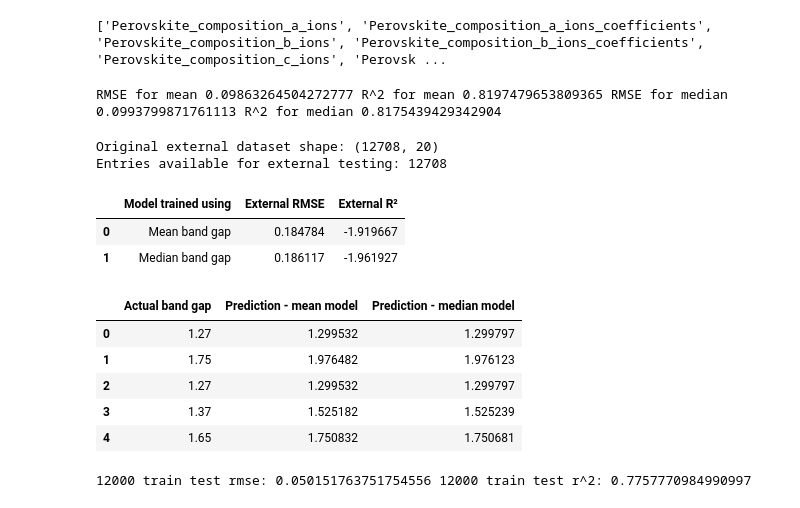
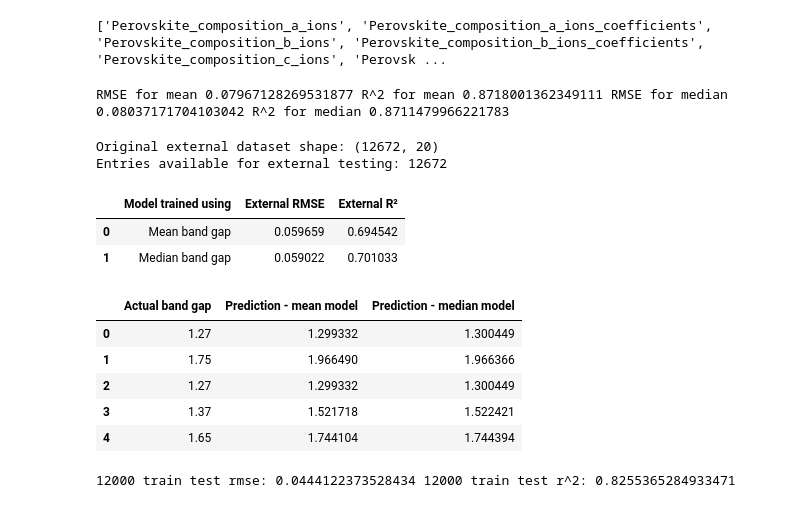
Before and after one commit to drcgreenland/PerovskiteMLproject_2627, a Jupyter notebook: Linear_Regression1-Arun.ipynb, the cells around one changed output. Drawn from its saved outputs; the diff is of its cells as text; code cells hidden in the pictures.

```diff
--- a/Linear_Regression1-Arun.ipynb
+++ b/Linear_Regression1-Arun.ipynb
@@ -15,7 +15,7 @@ import pandas as pd
 
 import matplotlib.pyplot as plt
 # %%
-dataset = pd.read_csv("data/Aggregated_Configurations.csv")
+dataset = pd.read_csv("data/Hussain_Replication/Aggregated_Configurations.csv")
 
 
 
@@ -254,14 +254,14 @@ r2_median = r2_score(ymedian_test, ymedian_pred)
 
 print("RMSE for mean", rmse_mean, "R^2 for mean", r2_mean, "RMSE for median", rmse_median, "R^2 for median", r2_median)
 # %% [output]
-RMSE for mean 0.09863264504272777 R^2 for mean 0.8197479653809365 RMSE for median 0.0993799871761113 R^2 for median 0.8175439429342904
+RMSE for mean 0.07967128269531877 R^2 for mean 0.8718001362349111 RMSE for median 0.08037171704103042 R^2 for median 0.8711479966221783
 # %%
 #12000 datatset test
 
 
 
 dataset_12000 = pd.read_csv(
-    "data/Filtered_Experimental_Records.csv"
+    "data/Hussain_Replication/Filtered_Experimental_Records.csv"
 )
 
 print("Original external dataset shape:", dataset_12000.shape)
@@ -490,42 +490,42 @@ external_results = pd.DataFrame({
 
     "External RMSE": [
         rmse_12000_mean,
         rmse_12000_median
     ],
 
     "External R²": [
         r2_12000_mean,
         r2_12000_median
     ]
 })
 
 
 display(external_results)
 
 
 
 
 prediction_comparison = pd.DataFrame({
     "Actual band gap": y_12000.to_numpy(),
     "Prediction - mean model": pred_12000_mean,
     "Prediction - median model": pred_12000_median
 })
 
 display(
     prediction_comparison.head()
 )
 # %% [output]
-Original external dataset shape: (12708, 20)
-Entries available for external testing: 12708
+Original external dataset shape: (12672, 20)
+Entries available for external testing: 12672
 |  | Model trained using | External RMSE | External R² |
-| 0 | Mean band gap | 0.184784 | -1.919667 |
-| 1 | Median band gap | 0.186117 | -1.961927 |
+| 0 | Mean band gap | 0.059659 | 0.694542 |
+| 1 | Median band gap | 0.059022 | 0.701033 |
 |  | Actual band gap | Prediction - mean model | Prediction - median model |
-| 0 | 1.27 | 1.299532 | 1.299797 |
-| 1 | 1.75 | 1.976482 | 1.976123 |
-| 2 | 1.27 | 1.299532 | 1.299797 |
-| 3 | 1.37 | 1.525182 | 1.525239 |
-| 4 | 1.65 | 1.750832 | 1.750681 |
+| 0 | 1.27 | 1.299332 | 1.300449 |
+| 1 | 1.75 | 1.966490 | 1.966366 |
+| 2 | 1.27 | 1.299332 | 1.300449 |
+| 3 | 1.37 | 1.521718 | 1.522421 |
+| 4 | 1.65 | 1.744104 | 1.744394 |
 # %%
 #train and test on 12000
 
@@ -546,7 +546,7 @@ r2_tt12000 = r2_score(y_tt12000_test, y_tt12000_pred)
 
 print("12000 train test rmse:", rmse_tt12000, "12000 train test r^2:", r2_tt12000)
 # %% [output]
-12000 train test rmse: 0.050151763751754556 12000 train test r^2: 0.7757770984990997
+12000 train test rmse: 0.0444122373528434 12000 train test r^2: 0.8255365284933471
 # %%
 
 
```
Also changed, not shown: parts of 3 cells of this notebook, 6 other files.
